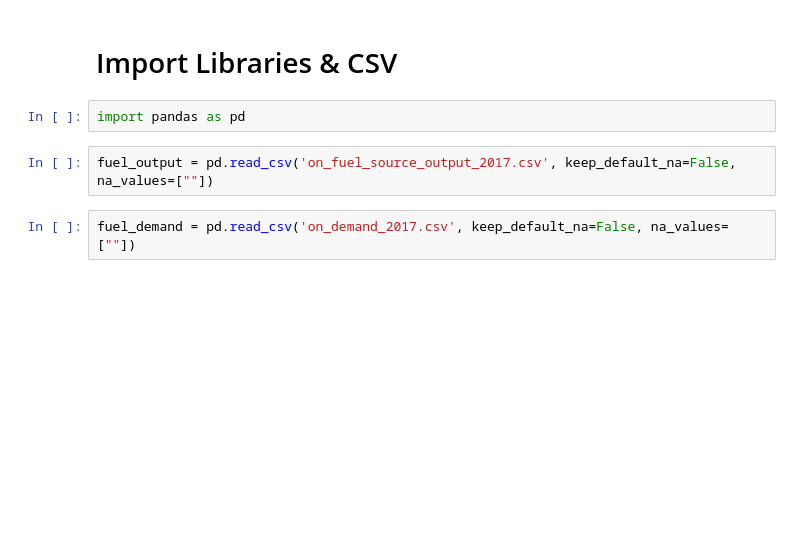
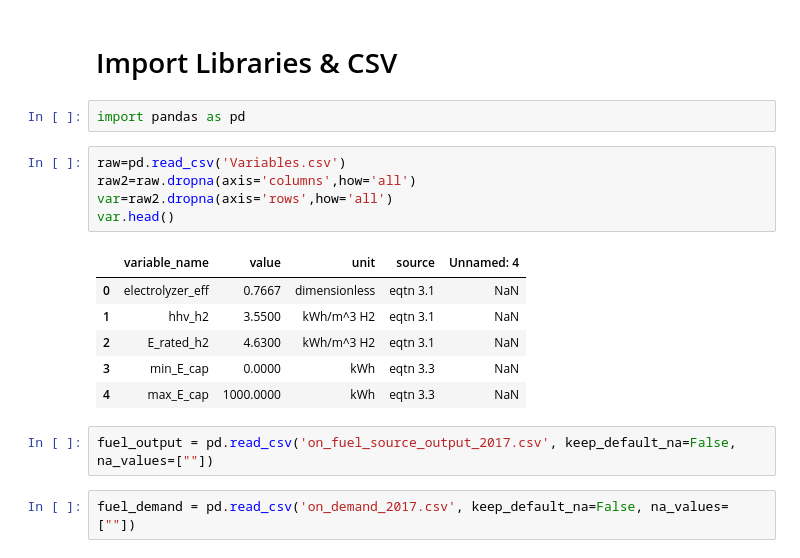
Before and after one commit to lewisjko/FYDP, a Jupyter notebook: FYDP.ipynb, the cells around one changed output. Drawn from its saved outputs; the diff is of its cells as text; blank space fills up the shorter version.

Commit message:
add "variable import" lines

```diff
--- a/FYDP.ipynb
+++ b/FYDP.ipynb
@@ -2,6 +2,18 @@
 # Import Libraries & CSV
 # %%
 import pandas as pd
+# %%
+raw=pd.read_csv('Variables.csv')
+raw2=raw.dropna(axis='columns',how='all')
+var=raw2.dropna(axis='rows',how='all')
+var.head()
+# %% [output]
+|  | variable_name | value | unit | source | Unnamed: 4 |
+| 0 | electrolyzer_eff | 0.7667 | dimensionless | eqtn 3.1 | NaN |
+| 1 | hhv_h2 | 3.5500 | kWh/m^3 H2 | eqtn 3.1 | NaN |
+| 2 | E_rated_h2 | 4.6300 | kWh/m^3 H2 | eqtn 3.1 | NaN |
+| 3 | min_E_cap | 0.0000 | kWh | eqtn 3.3 | NaN |
+| 4 | max_E_cap | 1000.0000 | kWh | eqtn 3.3 | NaN |
 # %%
 fuel_output = pd.read_csv('on_fuel_source_output_2017.csv', keep_default_na=False, na_values=[""])
 # %%
```
